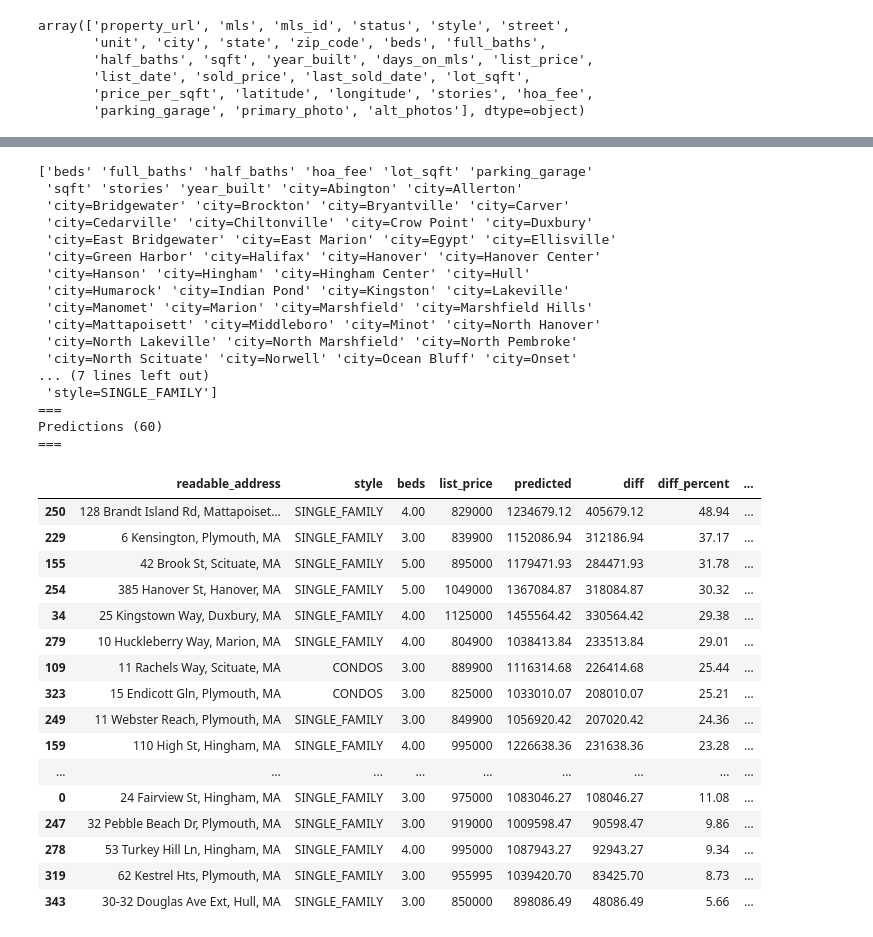
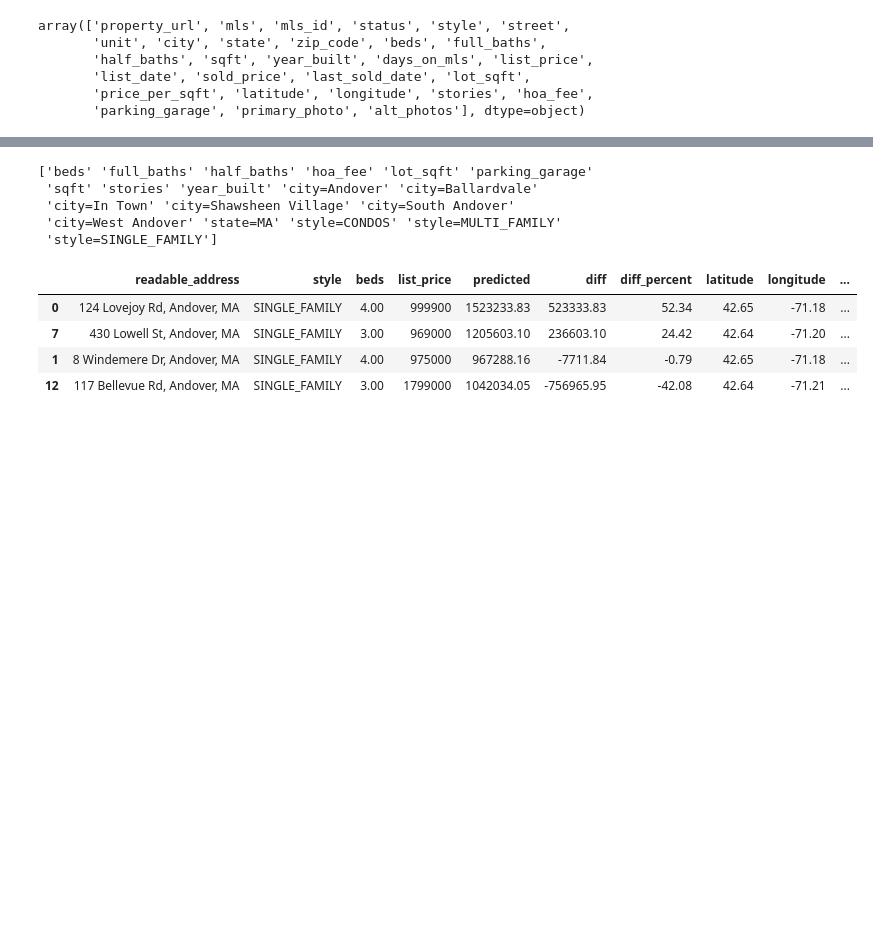
Before and after one commit to cbonoz/harvest-re, a Jupyter notebook: redfin_harvest.ipynb, the cells around one changed output, grey strips where cells are left out. Saved outputs shown, nothing was run; the diff lists cells and outputs as text; code cells hidden in the pictures; blank space fills up the shorter version.

Commit message:
add result df

```diff
--- a/redfin_harvest.ipynb
+++ b/redfin_harvest.ipynb
@@ -19,14 +19,15 @@ from xgboost.sklearn import XGBRegressor
 # dict vectorizer
 from sklearn.feature_extraction import DictVectorizer
 
-ACTIVE_MODEL = LinearRegression
+ACTIVE_MODEL = GradientBoostingRegressor
 
-TARGET_LOCATION = 'Plymouth County, MA'
+# TARGET_LOCATION = 'Plymouth County, MA'
 # TARGET_LOCATION = 'Rockingham County, NH'
 # TARGET_LOCATION = 'Suffolk County, MA'
 # TARGET_LOCATION = 'Essex County, MA'
 # TARGET_LOCATION = 'Pierce County, WA'
 # TARGET_LOCATION = 'Middlesex County, MA'
+TARGET_LOCATION = 'Andover, MA'
 DATA_FOLDER = './data'
 
 DAYS_OF_SOLD_HISTORY = 210
@@ -42,7 +43,7 @@ class RedfinModel:
     TARGET_COLUMN = 'sold_price'
     COLUMNS_TO_ONE_HOT_ENCODE = ['state', 'style', 'city']
     COLUMNS_TO_REMOVE = ['zip_code', 'last_sold_date', 'mls_id', 'list_price', 'latitude', 'longitude', 'days_on_mls', 'price_per_sqft', TARGET_COLUMN]
-    OUTPUT_COLUMNS = ['readable_address', 'style', 'beds', 'list_price', 'predicted', 'diff', 'diff_percent', 'top_contributing_columns']# 'property_url']
+    OUTPUT_COLUMNS = ['readable_address','style', 'beds', 'list_price', 'predicted', 'diff', 'diff_percent',  'latitude', 'longitude', 'primary_photo', 'property_url']
 
     def __init__(self, location=TARGET_LOCATION, column_filters={}):
         self.model = None
@@ -162,7 +163,7 @@ class RedfinModel:
         self.model.fit(train, y)
         return self.model
 
-    def predict(self, X):
+    def predict(self, X, as_df=True):
         if not self.model:
             raise Exception("Model not trained")
         test = self.process_data(X)
@@ -181,7 +182,15 @@ class RedfinModel:
 
         pred = self.model.predict(test)
         print(f"Predicted {len(pred)} values")
-        return pred
+        if not as_df:
+            return pred
+        result_df = X.copy()
+            # Find rows with biggest mismatch between listing price and predicted predicted
+        result_df['predicted'] = pred
+        result_df['diff'] = result_df['predicted'] - result_df['list_price']
+        result_df['diff_percent'] = result_df['diff'] / result_df['list_price'] * 100
+        result_df['readable_address'] = result_df['street'] + ', ' + result_df['city'] + ', ' + result_df['state']# + ' ' + str(result_df['zip_code'])
+        return result_df
 
     def print_feature_importances(self):
         if not self.model:
@@ -250,5 +259,5 @@ Average cross-validation score: 0.29
 # %%
 test_df = redfin.fetch_data('for_sale')
 # test_df = redfin.filter_data(test_df)
-results = redfin.predict(test_df)
+result_df = redfin.predict(test_df)
 # %% [output]
@@ -293,49 +282,23 @@ test_df.sort_values(by=['diff_percent'], ascending=False).head(10)
 # %%
 print(redfin.trained_columns)
 # remove exponent formatting
 pd.set_option('display.float_format', lambda x: '%.2f' % x)
 def make_clickable(val):
     # target _blank to open new window
     return '<a target="_blank" href="{}">{}</a>'.format(val, val)
 
-test_df.style.format({'property_url': make_clickable})
-print(f"===\nPredictions ({test_df.shape[0]})\n===")
-test_df[RedfinModel.OUTPUT_COLUMNS].sort_values(by=['diff_percent'], ascending=False).head(25)
+result_df[RedfinModel.OUTPUT_COLUMNS].sort_values(by=['diff_percent'], ascending=False).head(25)
 # %% [output]
 ['beds' 'full_baths' 'half_baths' 'hoa_fee' 'lot_sqft' 'parking_garage'
- 'sqft' 'stories' 'year_built' 'city=Abington' 'city=Allerton'
- 'city=Bridgewater' 'city=Brockton' 'city=Bryantville' 'city=Carver'
- 'city=Cedarville' 'city=Chiltonville' 'city=Crow Point' 'city=Duxbury'
- 'city=East Bridgewater' 'city=East Marion' 'city=Egypt' 'city=Ellisville'
- 'city=Green Harbor' 'city=Halifax' 'city=Hanover' 'city=Hanover Center'
- 'city=Hanson' 'city=Hingham' 'city=Hingham Center' 'city=Hull'
- 'city=Humarock' 'city=Indian Pond' 'city=Kingston' 'city=Lakeville'
- 'city=Manomet' 'city=Marion' 'city=Marshfield' 'city=Marshfield Hills'
- 'city=Mattapoisett' 'city=Middleboro' 'city=Minot' 'city=North Hanover'
- 'city=North Lakeville' 'city=North Marshfield' 'city=North Pembroke'
- 'city=North Scituate' 'city=Norwell' 'city=Ocean Bluff' 'city=Onset'
-... (7 lines left out)
+ 'sqft' 'stories' 'year_built' 'city=Andover' 'city=Ballardvale'
+ 'city=In Town' 'city=Shawsheen Village' 'city=South Andover'
+ 'city=West Andover' 'state=MA' 'style=CONDOS' 'style=MULTI_FAMILY'
  'style=SINGLE_FAMILY']
-===
-Predictions (60)
-===
-|  | readable_address | style | beds | list_price | predicted | diff | diff_percent | ... |
-| 250 | 128 Brandt Island Rd, Mattapoiset... | SINGLE_FAMILY | 4.00 | 829000 | 1234679.12 | 405679.12 | 48.94 | ... |
-| 229 | 6 Kensington, Plymouth, MA | SINGLE_FAMILY | 3.00 | 839900 | 1152086.94 | 312186.94 | 37.17 | ... |
-| 155 | 42 Brook St, Scituate, MA | SINGLE_FAMILY | 5.00 | 895000 | 1179471.93 | 284471.93 | 31.78 | ... |
-| 254 | 385 Hanover St, Hanover, MA | SINGLE_FAMILY | 5.00 | 1049000 | 1367084.87 | 318084.87 | 30.32 | ... |
-| 34 | 25 Kingstown Way, Duxbury, MA | SINGLE_FAMILY | 4.00 | 1125000 | 1455564.42 | 330564.42 | 29.38 | ... |
-| 279 | 10 Huckleberry Way, Marion, MA | SINGLE_FAMILY | 4.00 | 804900 | 1038413.84 | 233513.84 | 29.01 | ... |
-| 109 | 11 Rachels Way, Scituate, MA | CONDOS | 3.00 | 889900 | 1116314.68 | 226414.68 | 25.44 | ... |
-| 323 | 15 Endicott Gln, Plymouth, MA | CONDOS | 3.00 | 825000 | 1033010.07 | 208010.07 | 25.21 | ... |
-| 249 | 11 Webster Reach, Plymouth, MA | SINGLE_FAMILY | 3.00 | 849900 | 1056920.42 | 207020.42 | 24.36 | ... |
-| 159 | 110 High St, Hingham, MA | SINGLE_FAMILY | 4.00 | 995000 | 1226638.36 | 231638.36 | 23.28 | ... |
-| ... | ... | ... | ... | ... | ... | ... | ... | ... |
-| 0 | 24 Fairview St, Hingham, MA | SINGLE_FAMILY | 3.00 | 975000 | 1083046.27 | 108046.27 | 11.08 | ... |
-| 247 | 32 Pebble Beach Dr, Plymouth, MA | SINGLE_FAMILY | 3.00 | 919000 | 1009598.47 | 90598.47 | 9.86 | ... |
-| 278 | 53 Turkey Hill Ln, Hingham, MA | SINGLE_FAMILY | 4.00 | 995000 | 1087943.27 | 92943.27 | 9.34 | ... |
-| 319 | 62 Kestrel Hts, Plymouth, MA | SINGLE_FAMILY | 3.00 | 955995 | 1039420.70 | 83425.70 | 8.73 | ... |
-| 343 | 30-32 Douglas Ave Ext, Hull, MA | SINGLE_FAMILY | 3.00 | 850000 | 898086.49 | 48086.49 | 5.66 | ... |
+|  | readable_address | style | beds | list_price | predicted | diff | diff_percent | latitude | longitude | ... |
+| 0 | 124 Lovejoy Rd, Andover, MA | SINGLE_FAMILY | 4.00 | 999900 | 1523233.83 | 523333.83 | 52.34 | 42.65 | -71.18 | ... |
+| 7 | 430 Lowell St, Andover, MA | SINGLE_FAMILY | 3.00 | 969000 | 1205603.10 | 236603.10 | 24.42 | 42.64 | -71.20 | ... |
+| 1 | 8 Windemere Dr, Andover, MA | SINGLE_FAMILY | 4.00 | 975000 | 967288.16 | -7711.84 | -0.79 | 42.65 | -71.18 | ... |
+| 12 | 117 Bellevue Rd, Andover, MA | SINGLE_FAMILY | 3.00 | 1799000 | 1042034.05 | -756965.95 | -42.08 | 42.64 | -71.21 | ... |
 # %%
 importances = redfin.print_feature_importances()
 print(f"===\nFeature Importances ({len(importances)})\n===")
```
Also changed, not shown: parts of 8 cells of this notebook.
